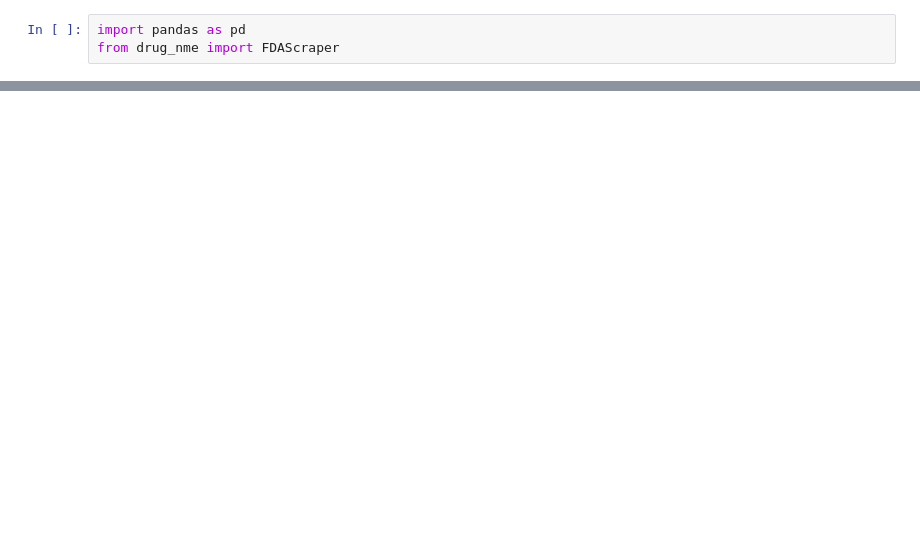
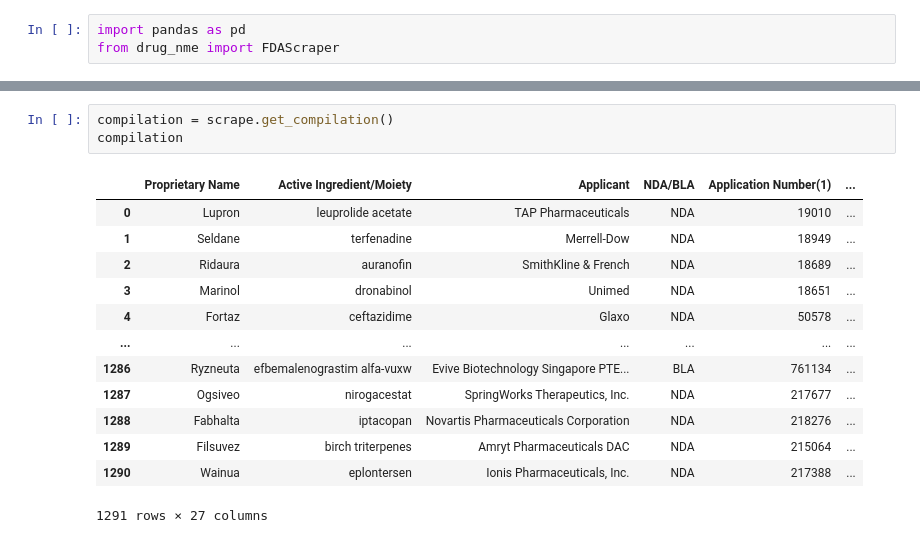
Before and after one commit to tlint101/drug_nme, a Jupyter notebook: Tutorial/FDAScraper.ipynb, the cells around one changed output, grey strips where cells are left out. Cells and saved outputs as stored; diff of their text form; blank space fills up the shorter version.

```diff
--- a/Tutorial/FDAScraper.ipynb
+++ b/Tutorial/FDAScraper.ipynb
@@ -46,0 +107,17 @@ tables
+# %%
+compilation = scrape.get_compilation()
+compilation
+# %% [output]
+|  | Proprietary Name | Active Ingredient/Moiety | Applicant | NDA/BLA | Application Number(1) | ... |
+| 0 | Lupron | leuprolide acetate | TAP Pharmaceuticals | NDA | 19010 | ... |
+| 1 | Seldane | terfenadine | Merrell-Dow | NDA | 18949 | ... |
+| 2 | Ridaura | auranofin | SmithKline & French | NDA | 18689 | ... |
+| 3 | Marinol | dronabinol | Unimed | NDA | 18651 | ... |
+| 4 | Fortaz | ceftazidime | Glaxo | NDA | 50578 | ... |
+| ... | ... | ... | ... | ... | ... | ... |
+| 1286 | Ryzneuta | efbemalenograstim alfa-vuxw | Evive Biotechnology Singapore PTE... | BLA | 761134 | ... |
+| 1287 | Ogsiveo | nirogacestat | SpringWorks Therapeutics, Inc. | NDA | 217677 | ... |
+| 1288 | Fabhalta | iptacopan | Novartis Pharmaceuticals Corporation | NDA | 218276 | ... |
+| 1289 | Filsuvez | birch triterpenes | Amryt Pharmaceuticals DAC | NDA | 215064 | ... |
+| 1290 | Wainua | eplontersen | Ionis Pharmaceuticals, Inc. | NDA | 217388 | ... |
+1291 rows × 27 columns
```
Also changed, not shown: parts of 16 cells of this notebook.
